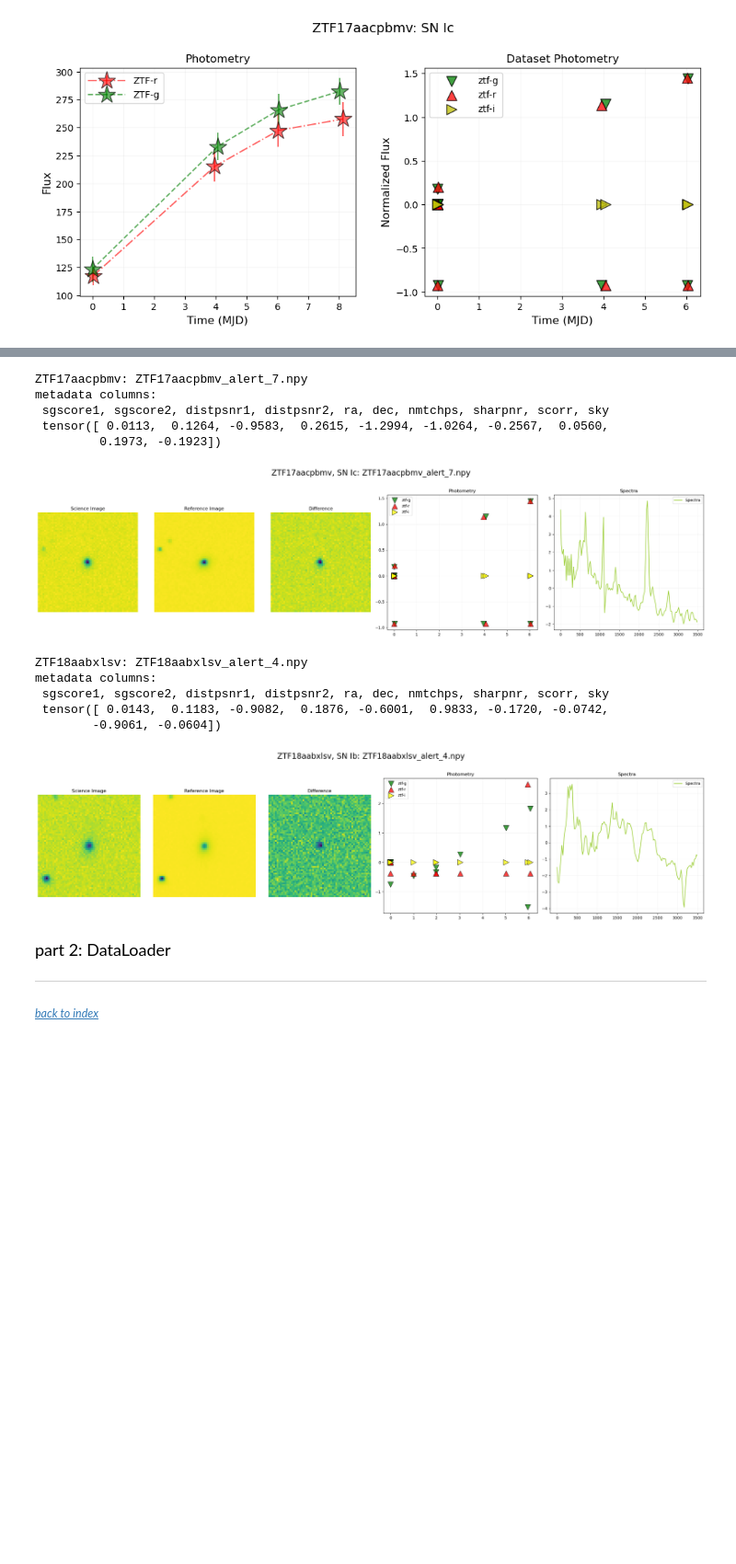
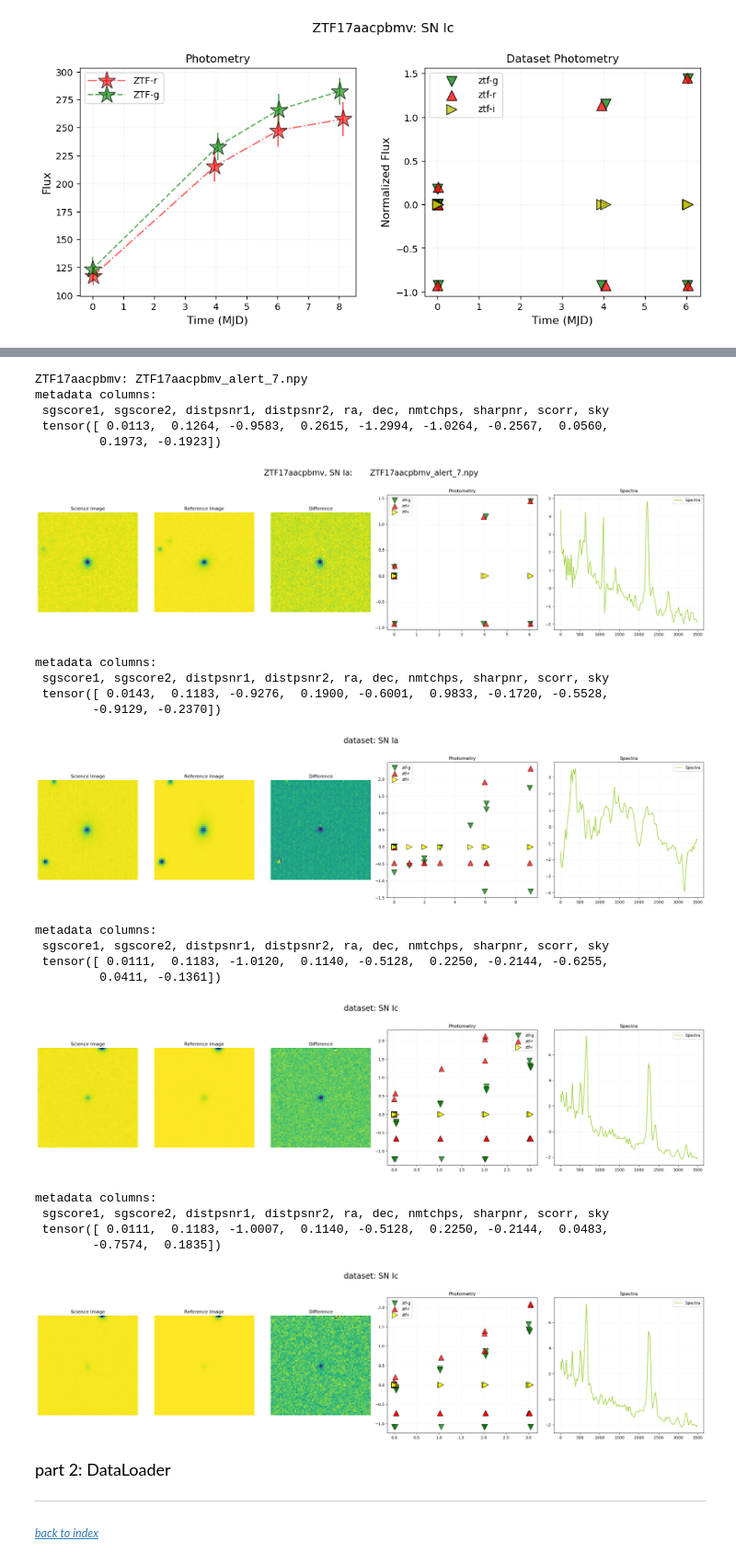
Before and after one commit to ajunell/AppleCider, a Jupyter notebook: notebooks/006-AppleCider-multimodal.ipynb, the cells around one changed output, grey strips where cells are left out. Shown: that part at 92% size. Cells and saved outputs as stored; diff of their text form; code cells hidden in the pictures; blank space fills up the shorter version.

```diff
--- a/notebooks/006-AppleCider-multimodal.ipynb
+++ b/notebooks/006-AppleCider-multimodal.ipynb
@@ -97,27 +97,28 @@ config = {
         'config_from': None,
         'random_seed': 42,  # 42, 66, 0, 12, 123
         'use_wandb': True,
-        'save_weights': False,
-        'weights_path': f'/AppleCider/weights/{datetime.now().strftime("%Y-%m-%d-%H-%M")}',
+        'save_weights': True,
+        'weights_path': f'../AppleCider/weights/multimodal_BTS/',
         'use_pretrain': None,
         'freeze': False,
 
-        # Data General
-        'preprocessed_path':'/data_train_BTS',
-        'df_path': '/csv-pkl/data_train_BTS.csv',
-
-        # save train, val file names ...
-        'train_files_path': '/csv-pkl/train_files_BTS.pkl',
-        'val_files_path': '/csv-pkl/val_files_BTS.pkl',
+        ## Data General
+        'preprocessed_path':'../data_train_BTS',
+        'df_path': '../csv-pkl/data_train_BTS.csv',
+        ## train, val files
         'generate_train_val_files': False,
+        'class_weights': False,
+        'train_files_path': '../csv-pkl/train_files_BTS.pkl',
+        'val_files_path': '../csv-pkl/val_files_BTS.pkl',
+        'class_weights_path': '../csv-pkl/class_weights_BTS.pkl',
 
         'step': 'type',
         'classes': CLASSES,
-        'group_labels': True,
+        'group_labels': False,
         'max_samples': 1000,
         'num_classes': len(CLASSES),
 
-        # Photometry Model
+        ## Photometry Model
         'seq_len': 230,
         'p_enc_in': 4,
         'p_d_model': 128,
@@ -139,7 +140,7 @@ config = {
         'm_hidden_dim': 512,
         'm_dropout': 0.2,
         'meta_cols': range(10),
-        'scaler_path': '/csv-pkl/scaler_BTS.pkl',
+        'scaler_path': '../csv-pkl/scaler_BTS.pkl',
 
         # Image Model
         'input_channels': 3,
@@ -160,7 +161,7 @@ config = {
         'beta2': 0.999,
         'weight_decay': 0.01,
         'epochs':25,
-        'early_stopping_patience': 7,
+        'early_stopping_patience': 15,
         'scheduler': 'ReduceLROnPlateau',  # 'ExponentialLR', 'ReduceLROnPlateau'
         'gamma': 0.9,  # for ExponentialLR scheduler
         'factor': 0.3,  # for ReduceLROnPlateau scheduler
@@ -253,25 +245,34 @@ plot_dataset.compare_dataset_photometry(photometry, obj_id, SEDM_dataset, data_d
 # %% [markdown]
 <a id='stuff'></a>
 # %%
-plot_dataset.plot_dataset_item(train_dataset, 2, data_train)
+plot_dataset.plot_dataset_item_named(train_dataset, 2, joblib.load('../csv-pkl/train_files_BTS.pkl'))
 # %% [output]
 ZTF17aacpbmv: ZTF17aacpbmv_alert_7.npy
 metadata columns:
  sgscore1, sgscore2, distpsnr1, distpsnr2, ra, dec, nmtchps, sharpnr, scorr, sky
  tensor([ 0.0113,  0.1264, -0.9583,  0.2615, -1.2994, -1.0264, -0.2567,  0.0560,
          0.1973, -0.1923])
-[figure, old version]
+[figure, new version]
 # %%
 ## plot however many you feel like waiting for
-for i in range(9,10):
-    plot_dataset.plot_dataset_item(train_dataset, i, data_train)
+for i in range(12,15):
+    plot_dataset.plot_dataset_item(train_dataset, i)
 # %% [output]
-ZTF18aabxlsv: ZTF18aabxlsv_alert_4.npy
 metadata columns:
  sgscore1, sgscore2, distpsnr1, distpsnr2, ra, dec, nmtchps, sharpnr, scorr, sky
- tensor([ 0.0143,  0.1183, -0.9082,  0.1876, -0.6001,  0.9833, -0.1720, -0.0742,
-        -0.9061, -0.0604])
+ tensor([ 0.0143,  0.1183, -0.9276,  0.1900, -0.6001,  0.9833, -0.1720, -0.5528,
+        -0.9129, -0.2370])
-[figure, old version]
+[figure, new version]
+metadata columns:
+ sgscore1, sgscore2, distpsnr1, distpsnr2, ra, dec, nmtchps, sharpnr, scorr, sky
+ tensor([ 0.0111,  0.1183, -1.0120,  0.1140, -0.5128,  0.2250, -0.2144, -0.6255,
+         0.0411, -0.1361])
+[figure, added]
+metadata columns:
+ sgscore1, sgscore2, distpsnr1, distpsnr2, ra, dec, nmtchps, sharpnr, scorr, sky
+ tensor([ 0.0111,  0.1183, -1.0007,  0.1140, -0.5128,  0.2250, -0.2144,  0.0483,
+        -0.7574,  0.1835])
+[figure, added]
 # %% [markdown]
 <big>part 2: DataLoader</big>
 <a id='dataload'></a>
```
Also changed, not shown: parts of 5 cells of this notebook, 6 other files.
